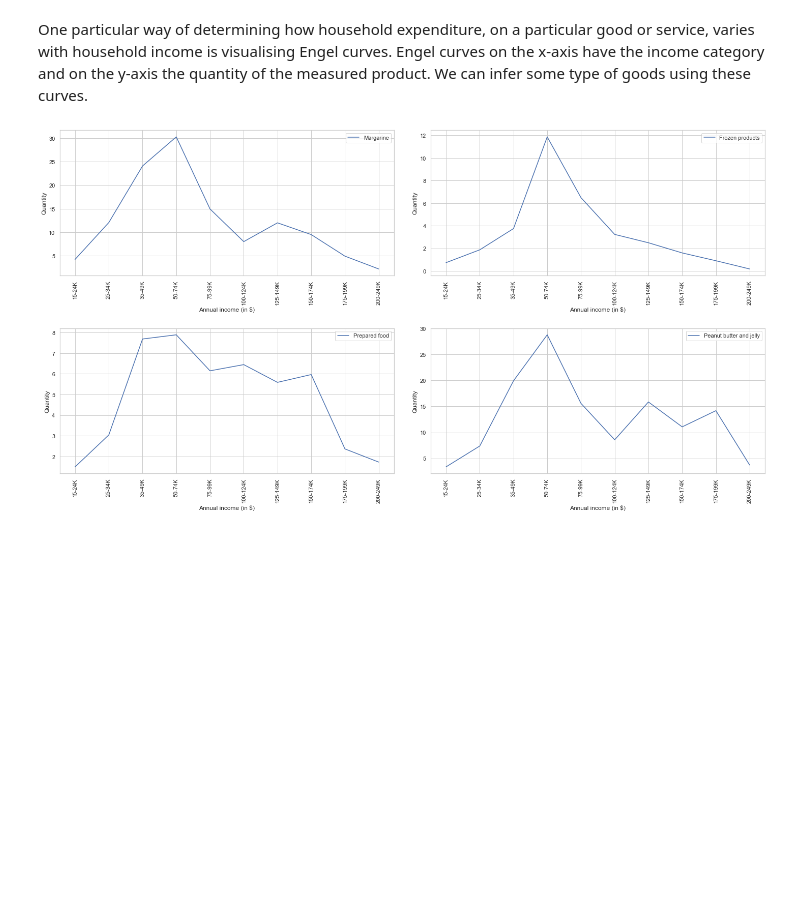
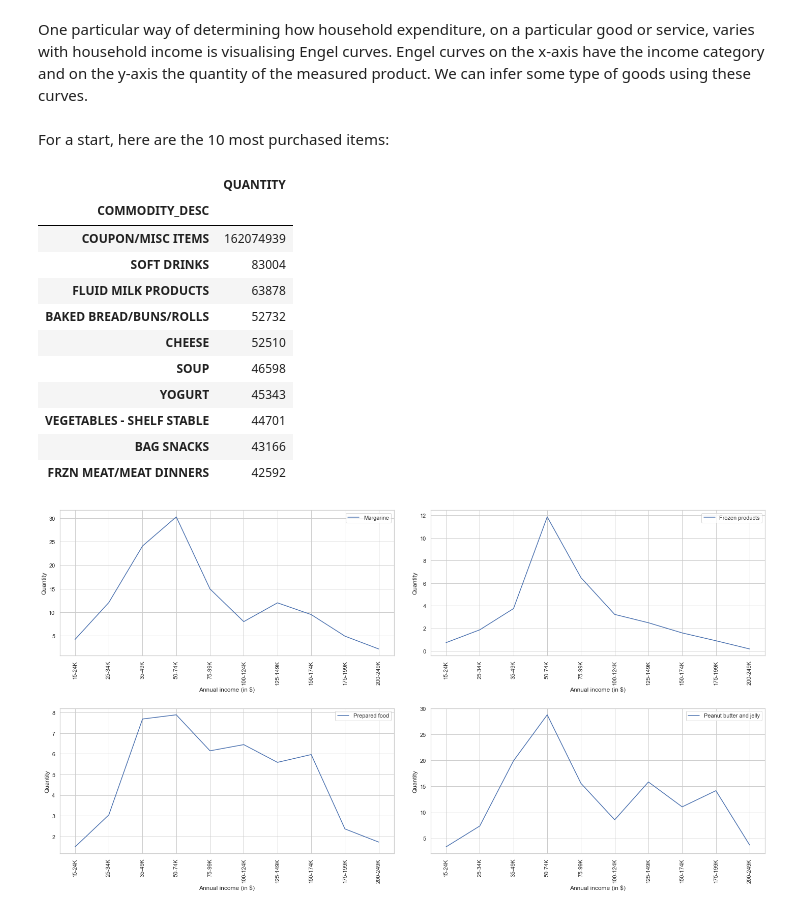
Before and after one commit to BoschSamuel/ADA_Project_2019, a Jupyter notebook: RQ7_mladen_andrej_samuel.ipynb, the cells around one changed output. Cells and saved outputs as stored; diff of their text form; code cells hidden in the pictures; blank space fills up the shorter version.

```diff
--- a/RQ7_mladen_andrej_samuel.ipynb
+++ b/RQ7_mladen_andrej_samuel.ipynb
@@ -761,6 +758,23 @@ df = df_transactions_products \
     .sum() \
     .dropna() \
     .reset_index(level=1)
+# %% [markdown]
+For a start, here are the 10 most purchased items:
+# %%
+df.groupby('COMMODITY_DESC')['COMMODITY_DESC','QUANTITY'].sum().sort_values('QUANTITY',ascending=False).head(10)
+# %% [output]
+|  | QUANTITY |
+| COMMODITY_DESC |  |
+| COUPON/MISC ITEMS | 162074939 |
+| SOFT DRINKS | 83004 |
+| FLUID MILK PRODUCTS | 63878 |
+| BAKED BREAD/BUNS/ROLLS | 52732 |
+| CHEESE | 52510 |
+| SOUP | 46598 |
+| YOGURT | 45343 |
+| VEGETABLES - SHELF STABLE | 44701 |
+| BAG SNACKS | 43166 |
+| FRZN MEAT/MEAT DINNERS | 42592 |
 # %%
 fig, axes = plt.subplots(2, 2, figsize=(20, 10))
 
```
Also changed, not shown: parts of 19 cells of this notebook.
